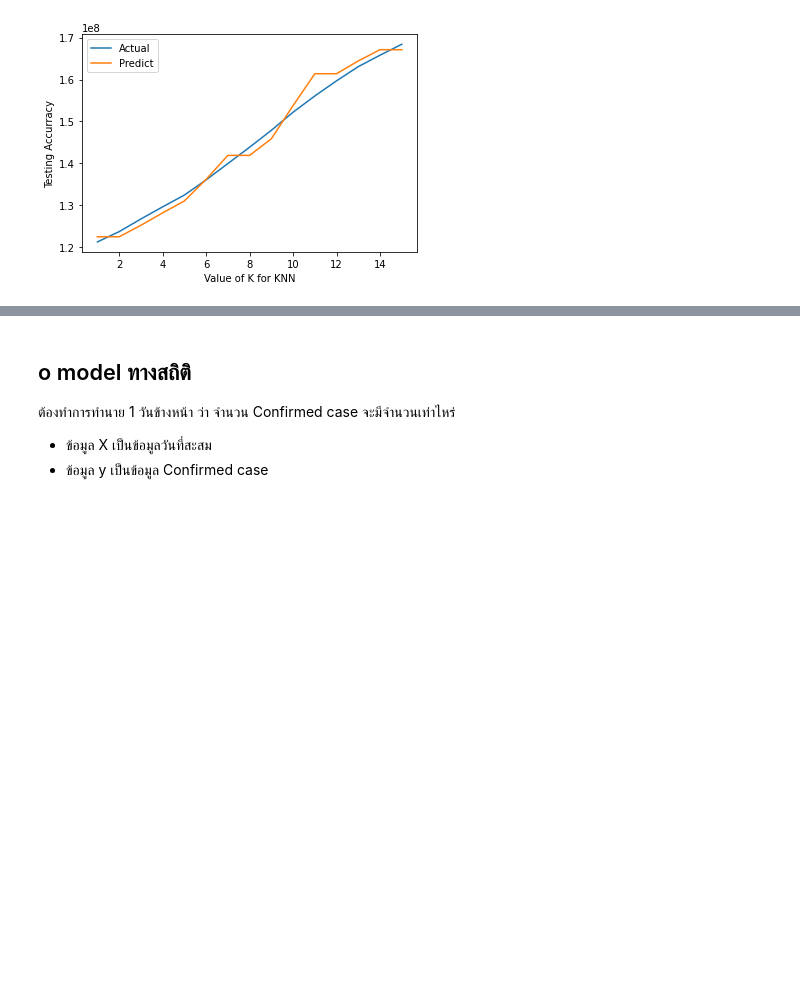
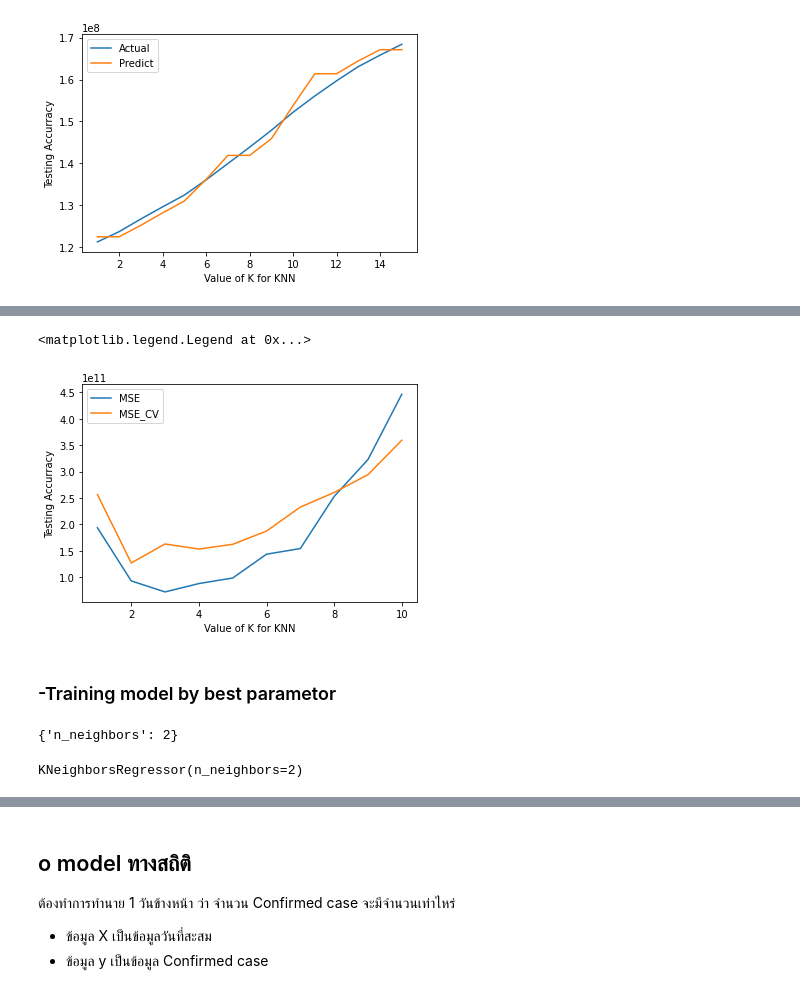
Before and after one commit to Peckkie/DPDM2021, a Jupyter notebook: Mini_Project_COVID19.ipynb, the cells around one changed output, grey strips where cells are left out. Cells and saved outputs as stored; diff of their text form; code cells hidden in the pictures; blank space fills up the shorter version.

```diff
--- a/Mini_Project_COVID19.ipynb
+++ b/Mini_Project_COVID19.ipynb
@@ -1239,0 +1351,6 @@ plt.legend()
+# %%
+# Split train validation
+# train 90 %
+# validation 10 %
+
+independent_train, independent_test, dependent_train, dependent_test = train_test_split(X_train, y_train, test_size = 0.10, random_state = 20)
@@ -1239,0 +1390,8 @@ plt.legend()
+# %%
+from sklearn.model_selection import GridSearchCV
+import numpy as np
+
+knn_params = {"n_neighbors" : np.arange(1,11,1)}
+knn = KNeighborsRegressor()
+knn_cv_model = GridSearchCV(knn, knn_params, cv = 10)
+knn_cv_model.fit(independent_train, dependent_train)
@@ -1239,0 +1406,3 @@ plt.legend()
+# %%
+knn_model = KNeighborsRegressor(n_neighbors = knn_cv_model.best_params_["n_neighbors"]).fit(independent_train, dependent_train)
+predicted_values = knn_model.predict(independent_test)
@@ -1239,0 +1451,18 @@ plt.legend()
+# %%
+from sklearn.model_selection import cross_val_score
+
+MSE = []
+MSE_CV = []
+
+for k in range(10):
+    k = k + 1
+    knn_model = KNeighborsRegressor(n_neighbors = k).fit(independent_train, dependent_train)
+    y_pred = knn_model.predict(independent_test)
+    mse = mean_squared_error(y_pred, dependent_test)
+    # r2 = r2_score(y_pred, dependent_test)
+    mse_cv = -1 * cross_val_score(knn_model, independent_train,dependent_train, cv = 10,
+                         scoring = "neg_mean_squared_error").mean()
+    MSE.append(mse)
+    MSE_CV.append(mse_cv)
+    # print("k =", k, "MSE :", mse, "MSE_CV:", mse_cv, "R2_SCORE:", r2)
+    print("k =", k, "MSE :", mse, "MSE_CV:", mse_cv)
@@ -1239,0 +1480,17 @@ plt.legend()
+# %%
+import matplotlib.pyplot as plt
+
+plt.plot(np.arange(1,11,1), MSE, label ='MSE' )
+plt.plot(np.arange(1,11,1), MSE_CV, label ='MSE_CV')
+plt.xlabel("Value of K for KNN")
+plt.ylabel("Testing Accurracy");
+plt.legend()
+# %% [output]
+<matplotlib.legend.Legend at 0x...>
+[figure, added]
+# %% [markdown]
+### -Training model by best parametor
+# %%
+knn_cv_model.best_params_
+# %% [output]
+{'n_neighbors': 2}
@@ -1239,0 +1499,4 @@ plt.legend()
+# %%
+knn_full.fit(X_train, y_train)
+# %% [output]
+KNeighborsRegressor(n_neighbors=2)
```
Also changed, not shown: parts of 75 cells of this notebook.
